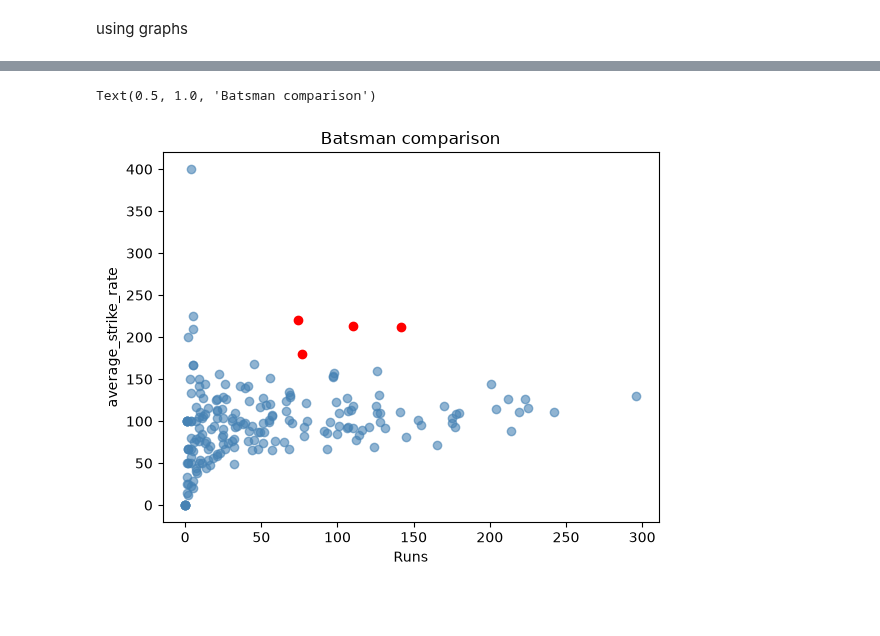
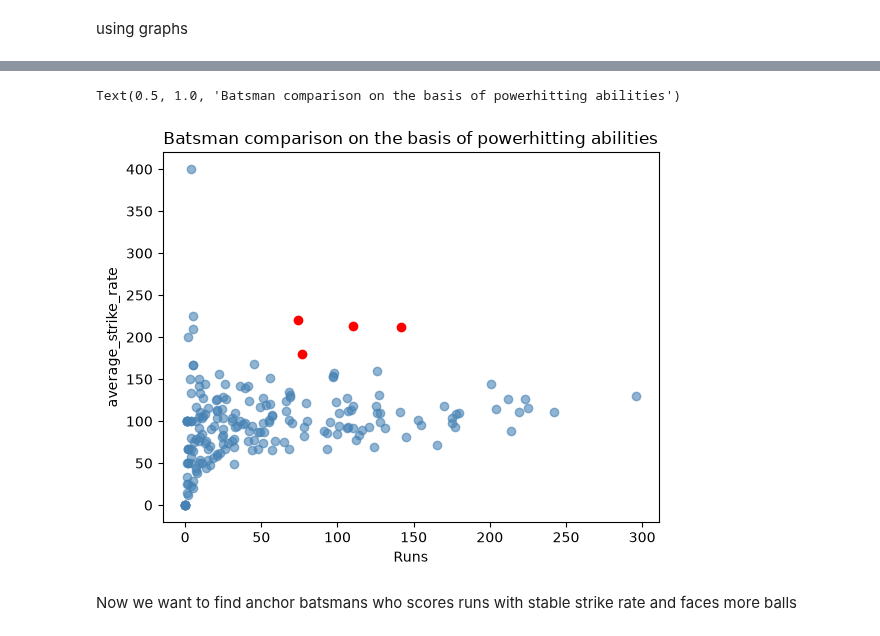
Before and after one commit to Samarth-shukla-23/T_20_worldcup_analysis, a Jupyter notebook: T_20_analysis.ipynb, the cells around one changed output, grey strips where cells are left out. Saved outputs shown, nothing was run; the diff lists cells and outputs as text; code cells hidden in the pictures; blank space fills up the shorter version.

```diff
--- a/T_20_analysis.ipynb
+++ b/T_20_analysis.ipynb
@@ -416,9 +416,11 @@ print(all_batsman_average_strikerate)
 # %%
 plt.scatter(all_batsman_total_runs["runs"],all_batsman_average_strikerate["SR"],color="steelblue",alpha=0.6,label="Average batsman")
 plt.scatter(total_runs["runs"],average_strike_rate["SR"],color="red",label="powerhitters")
 plt.xlabel("Runs")
 plt.ylabel("average_strike_rate")
-plt.title("Batsman comparison")
+plt.title("Batsman comparison on the basis of powerhitting abilities")
 # %% [output]
-Text(0.5, 1.0, 'Batsman comparison')
+Text(0.5, 1.0, 'Batsman comparison on the basis of powerhitting abilities')
-[figure, old version]
+[figure, new version]
+# %% [markdown]
+Now we want to find anchor batsmans who scores runs with stable strike rate and faces more balls
```
Also changed, not shown: parts of 32 cells of this notebook.
